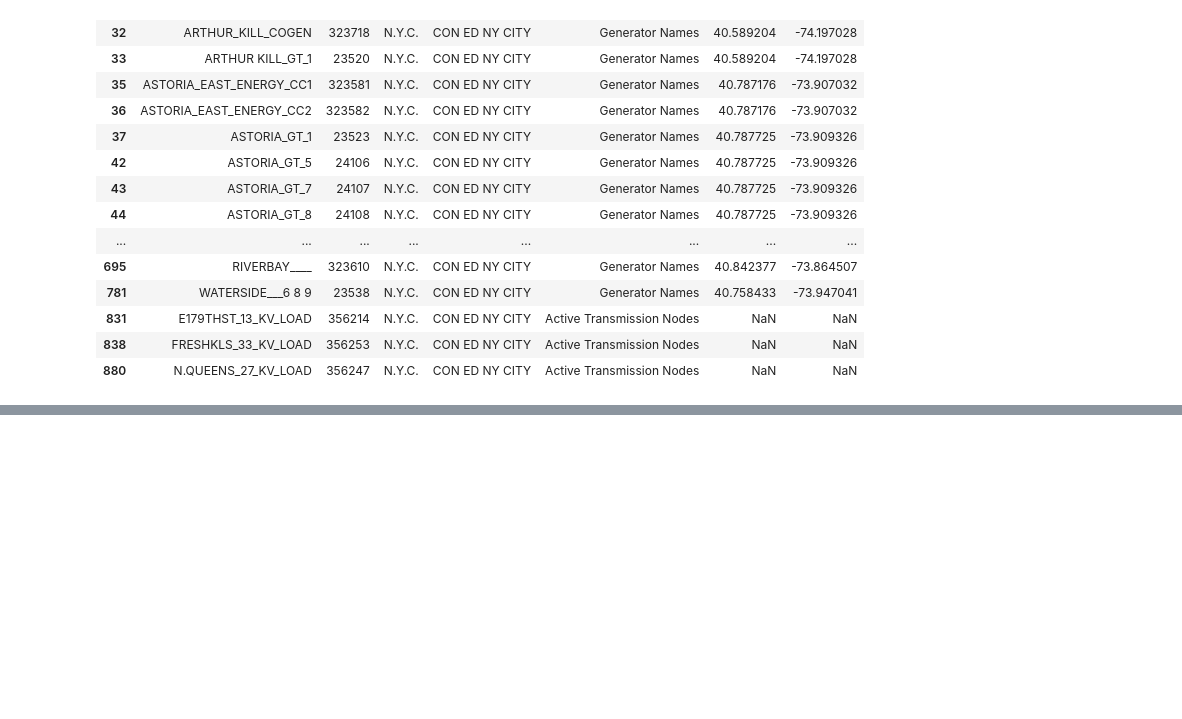
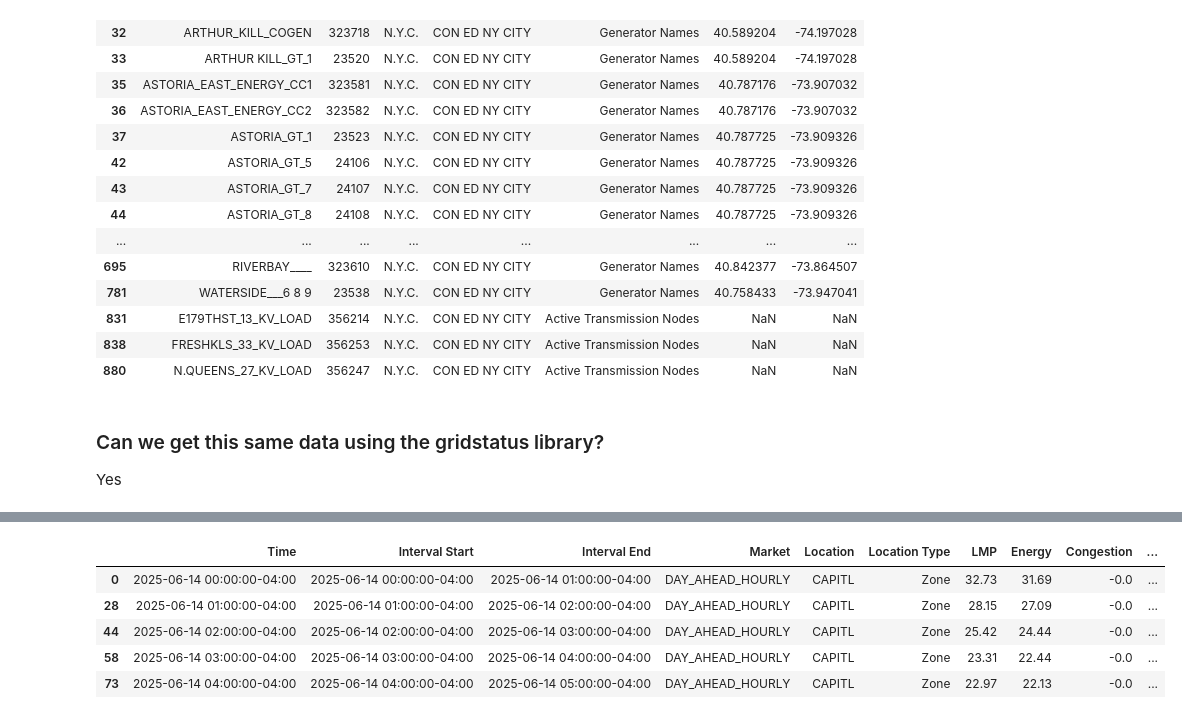
Before and after one commit to hankehly/adhoc-energy-analytics, a Jupyter notebook: notebooks/202506100823_nyiso_eda.ipynb, the cells around one changed output, grey strips where cells are left out. Drawn from its saved outputs; the diff is of its cells as text; code cells hidden in the pictures; blank space fills up the shorter version.

```diff
--- a/notebooks/202506100823_nyiso_eda.ipynb
+++ b/notebooks/202506100823_nyiso_eda.ipynb
@@ -344,3 +344,16 @@ nodes_with_congestion
 | 831 | E179THST_13_KV_LOAD | 356214 | N.Y.C. | CON ED NY CITY | Active Transmission Nodes | NaN | NaN |
 | 838 | FRESHKLS_33_KV_LOAD | 356253 | N.Y.C. | CON ED NY CITY | Active Transmission Nodes | NaN | NaN |
 | 880 | N.QUEENS_27_KV_LOAD | 356247 | N.Y.C. | CON ED NY CITY | Active Transmission Nodes | NaN | NaN |
+# %% [markdown]
+### Can we get this same data using the gridstatus library?
+
+Yes
+# %%
+import gridstatus
+import gridstatus.nyiso
+
+
+nyiso = gridstatus.NYISO()
+gs_lmp_df = nyiso.get_lmp(date="2025-06-14", market=gridstatus.Markets.DAY_AHEAD_HOURLY, location_type=gridstatus.nyiso.ZONE)
+gs_lmp_df[gs_lmp_df["Location"] == "CAPITL"].head()
+# %% [output]
@@ -346,0 +361,6 @@ nodes_with_congestion
+|  | Time | Interval Start | Interval End | Market | Location | Location Type | LMP | Energy | Congestion | ... |
+| 0 | 2025-06-14 00:00:00-04:00 | 2025-06-14 00:00:00-04:00 | 2025-06-14 01:00:00-04:00 | DAY_AHEAD_HOURLY | CAPITL | Zone | 32.73 | 31.69 | -0.0 | ... |
+| 28 | 2025-06-14 01:00:00-04:00 | 2025-06-14 01:00:00-04:00 | 2025-06-14 02:00:00-04:00 | DAY_AHEAD_HOURLY | CAPITL | Zone | 28.15 | 27.09 | -0.0 | ... |
+| 44 | 2025-06-14 02:00:00-04:00 | 2025-06-14 02:00:00-04:00 | 2025-06-14 03:00:00-04:00 | DAY_AHEAD_HOURLY | CAPITL | Zone | 25.42 | 24.44 | -0.0 | ... |
+| 58 | 2025-06-14 03:00:00-04:00 | 2025-06-14 03:00:00-04:00 | 2025-06-14 04:00:00-04:00 | DAY_AHEAD_HOURLY | CAPITL | Zone | 23.31 | 22.44 | -0.0 | ... |
+| 73 | 2025-06-14 04:00:00-04:00 | 2025-06-14 04:00:00-04:00 | 2025-06-14 05:00:00-04:00 | DAY_AHEAD_HOURLY | CAPITL | Zone | 22.97 | 22.13 | -0.0 | ... |
```
Also changed, not shown: parts of 5 cells of this notebook.
